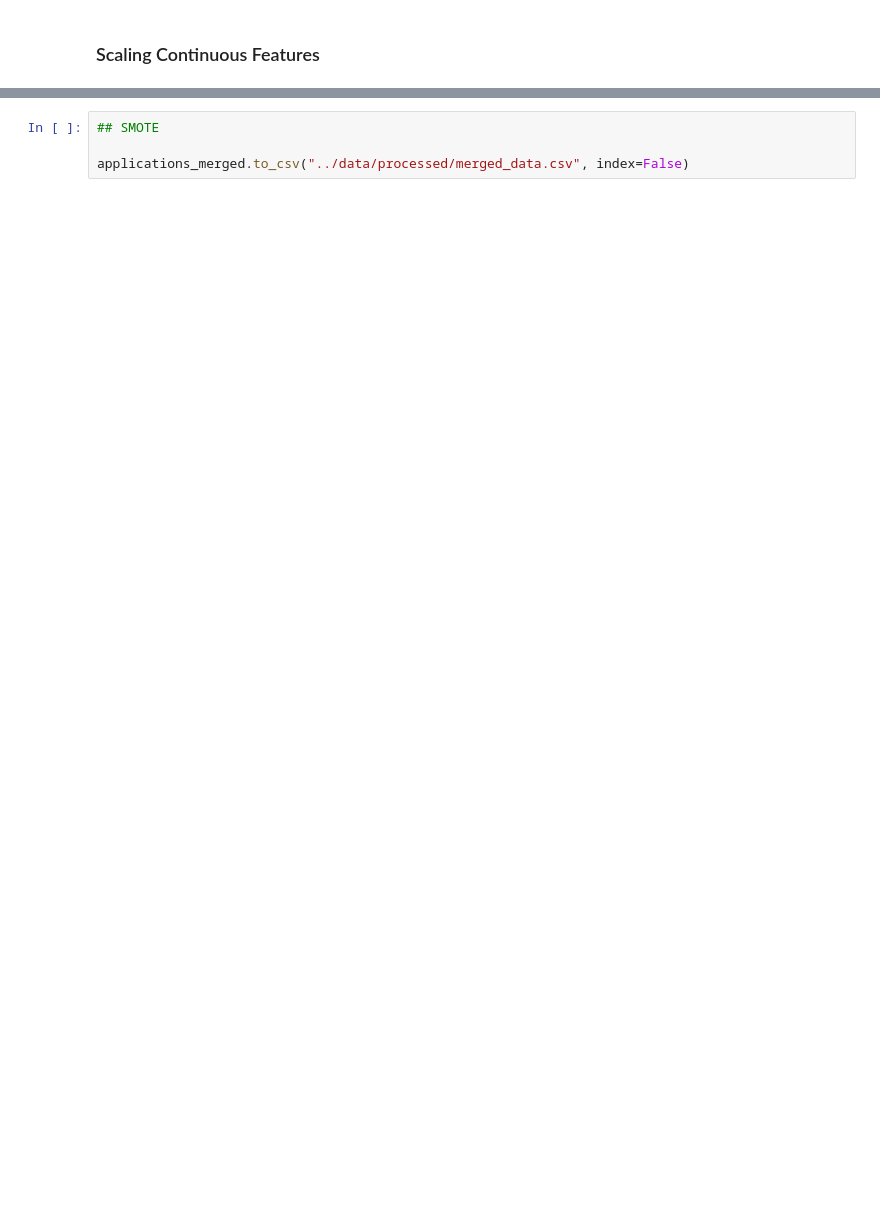
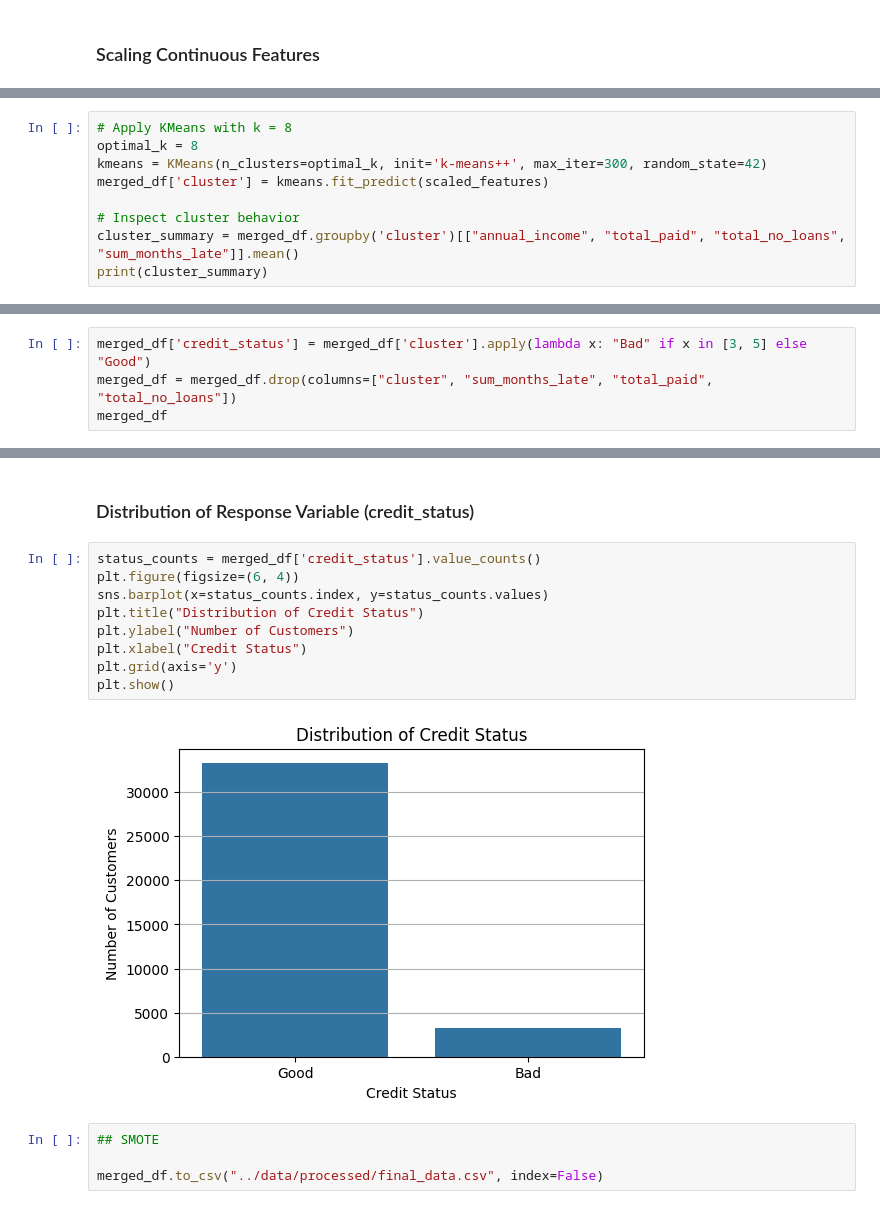
Before and after one commit to ashleytoh/cs3244-project-group-23, a Jupyter notebook: EDA/EDA.ipynb, the cells around one changed output, grey strips where cells are left out. Cells and saved outputs as stored; diff of their text form; blank space fills up the shorter version.

```diff
--- a/EDA/EDA.ipynb
+++ b/EDA/EDA.ipynb
@@ -248,0 +211,9 @@ applications_merged.head()
+# %%
+# Apply KMeans with k = 8
+optimal_k = 8
+kmeans = KMeans(n_clusters=optimal_k, init='k-means++', max_iter=300, random_state=42)
+merged_df['cluster'] = kmeans.fit_predict(scaled_features)
+
+# Inspect cluster behavior
+cluster_summary = merged_df.groupby('cluster')[["annual_income", "total_paid", "total_no_loans", "sum_months_late"]].mean()
+print(cluster_summary)
@@ -248,0 +238,4 @@ applications_merged.head()
+# %%
+merged_df['credit_status'] = merged_df['cluster'].apply(lambda x: "Bad" if x in [3, 5] else "Good")
+merged_df = merged_df.drop(columns=["cluster", "sum_months_late", "total_paid", "total_no_loans"])
+merged_df
@@ -249,4 +256,17 @@ applications_merged.head()
+# %% [markdown]
+### Distribution of Response Variable (credit_status)
+# %%
+status_counts = merged_df['credit_status'].value_counts()
+plt.figure(figsize=(6, 4))
+sns.barplot(x=status_counts.index, y=status_counts.values)
+plt.title("Distribution of Credit Status")
+plt.ylabel("Number of Customers")
+plt.xlabel("Credit Status")
+plt.grid(axis='y')
+plt.show()
+# %% [output]
+[figure, added]
 # %%
 ## SMOTE
 
-applications_merged.to_csv("../data/processed/merged_data.csv", index=False)
+merged_df.to_csv("../data/processed/final_data.csv", index=False)
```
Also changed, not shown: parts of 17 cells of this notebook, 2 other files.
